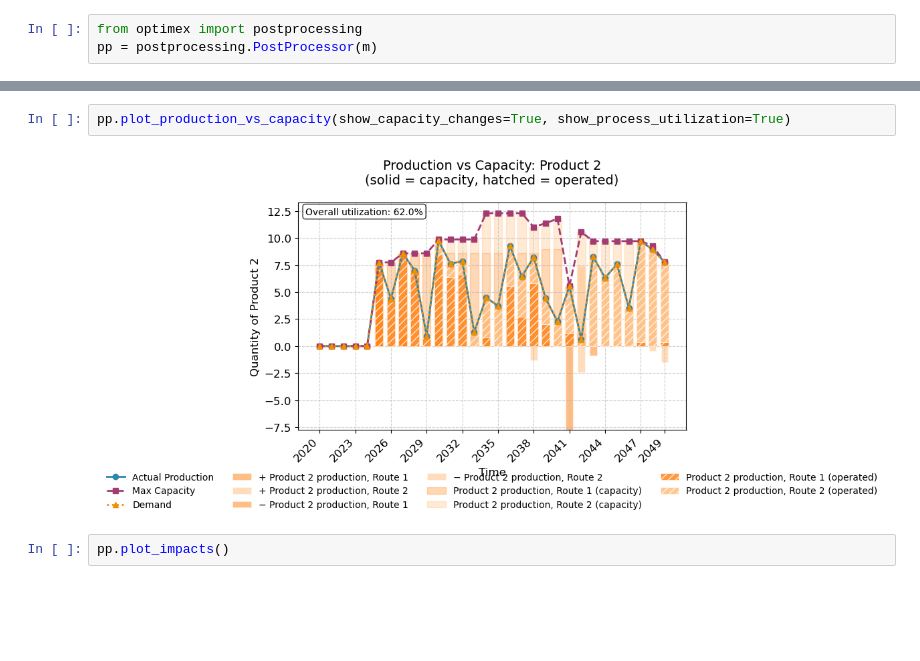
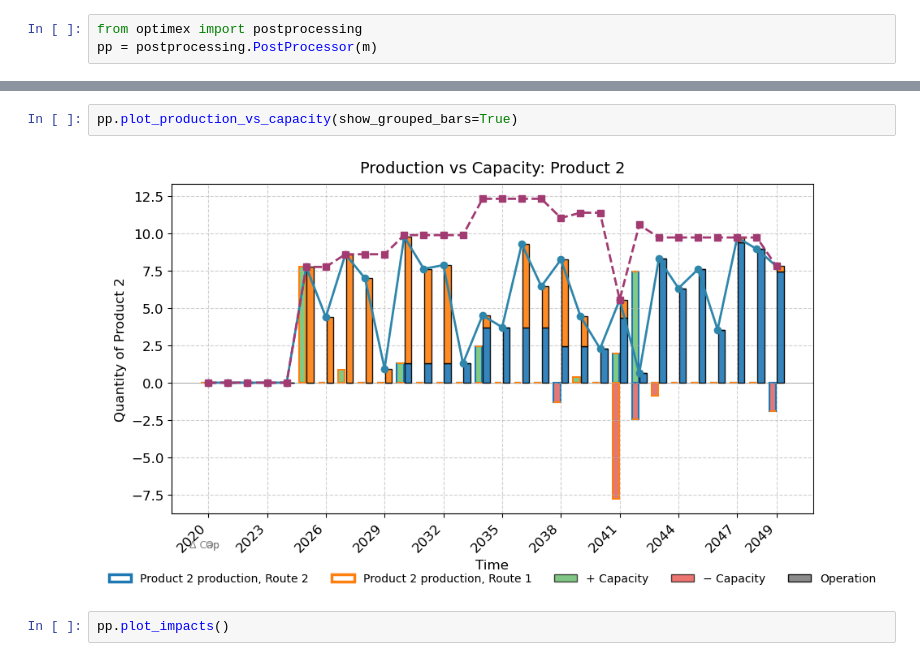
Before and after one commit to RWTH-LTT/optimex, a Jupyter notebook: notebooks/basic_optimex_example_two_decision_layers.ipynb, the cells around one changed output, grey strips where cells are left out. Drawn from its saved outputs; the diff is of its cells as text; blank space fills up the shorter version.

Commit message:
wip plot improvements

```diff
--- a/notebooks/basic_optimex_example_two_decision_layers.ipynb
+++ b/notebooks/basic_optimex_example_two_decision_layers.ipynb
@@ -476,7 +480,7 @@ pp = postprocessing.PostProcessor(m)
 # %%
-pp.plot_production_vs_capacity(show_capacity_changes=True, show_process_utilization=True)
+pp.plot_production_vs_capacity(show_grouped_bars=True)
 # %% [output]
-[figure, old version]
+[figure, new version]
 # %%
 pp.plot_impacts()
 # %% [output]
```
Also changed, not shown: parts of 8 cells of this notebook, 1 other file.
